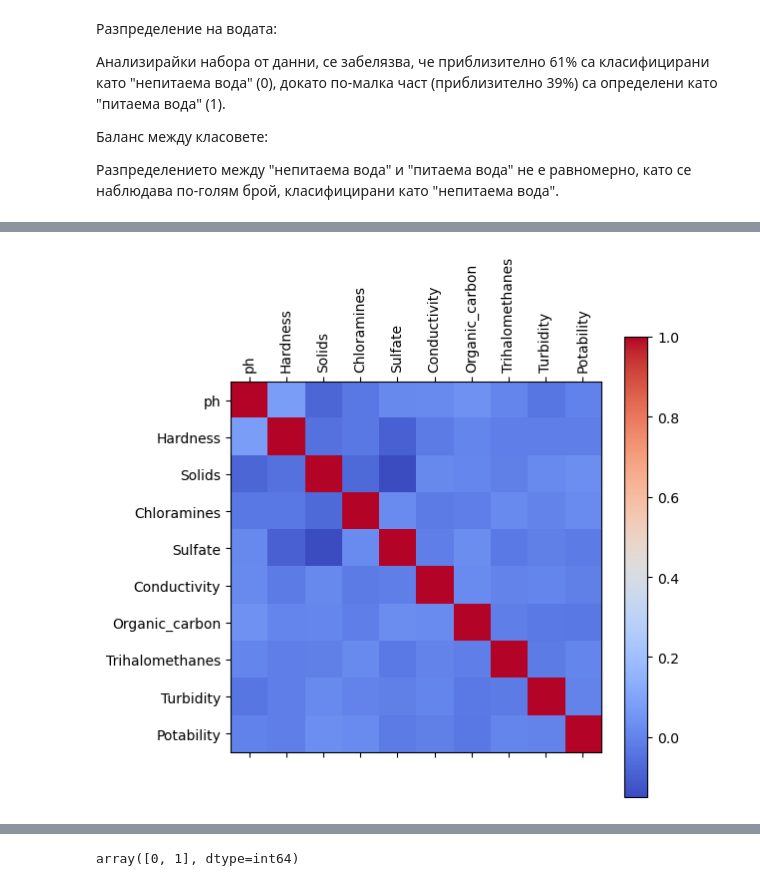
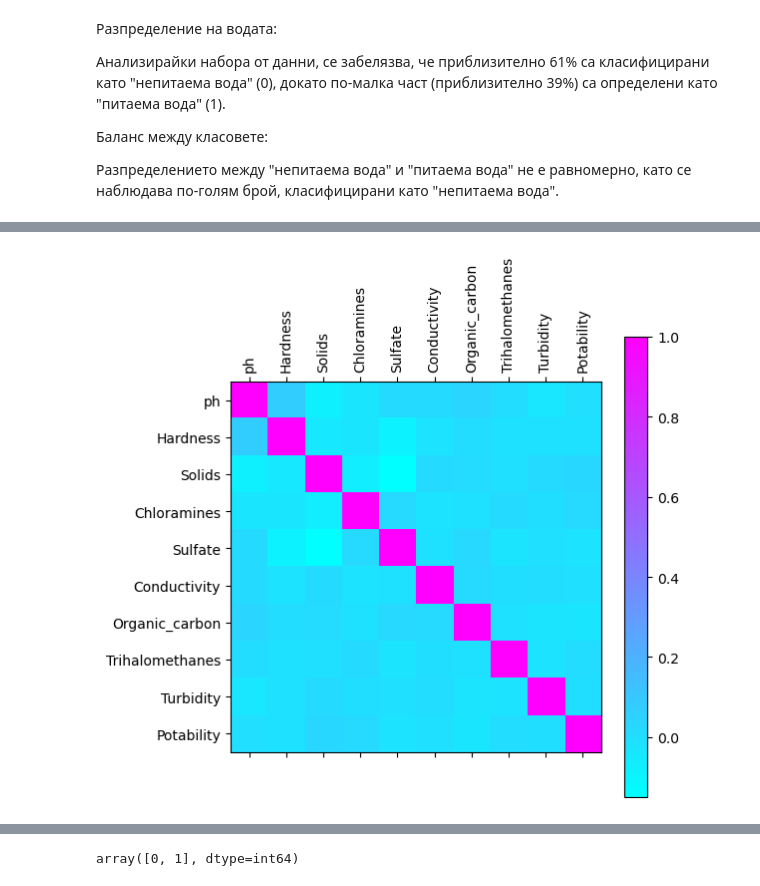
Before and after one commit to michaela03/Water_Quality_Analysis, a Jupyter notebook: Water Quality.ipynb, the cells around one changed output, grey strips where cells are left out. Cells and saved outputs as stored; diff of their text form; code cells hidden in the pictures.

```diff
--- a/Water Quality.ipynb
+++ b/Water Quality.ipynb
@@ -177,27 +201,27 @@ wq.corr()
 # %%
 def plot_corr(dataframe, size=6):
     """
     Function plots a graphical correlation matrix for each pair of columns in the dataframe.
 
     Input:
         dataframe: pandas DataFrame
         size: vertical and horizontal size of the plot
     """
 
     corr = dataframe.corr()
 
     fig, ax = plt.subplots(figsize=(size, size))
-    cax = ax.matshow(corr, cmap='coolwarm')  # Заменете 'coolwarm' с предпочитания от вас цветове
+    cax = ax.matshow(corr, cmap='cool')
     plt.xticks(range(len(corr.columns)), corr.columns, rotation=90)
     plt.yticks(range(len(corr.columns)), corr.columns)
 
     # Добавяне на цветната легенда
     plt.colorbar(cax)
 
 # Извикване на функцията с вашия DataFrame
 plot_corr(wq)
 plt.show()
 # %% [output]
-[figure, old version]
+[figure, new version]
 # %%
 corr = wq.corr()
```
Also changed, not shown: parts of 12 cells of this notebook.
